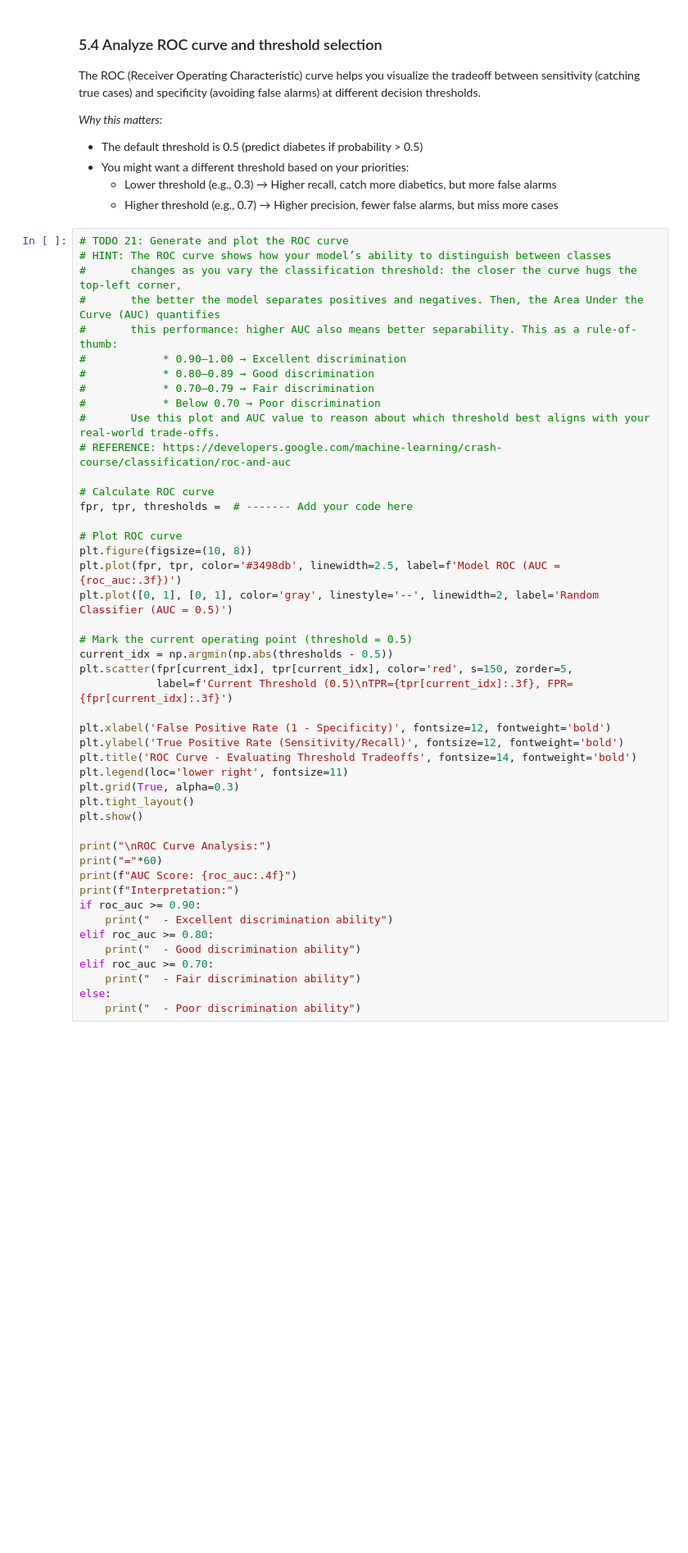
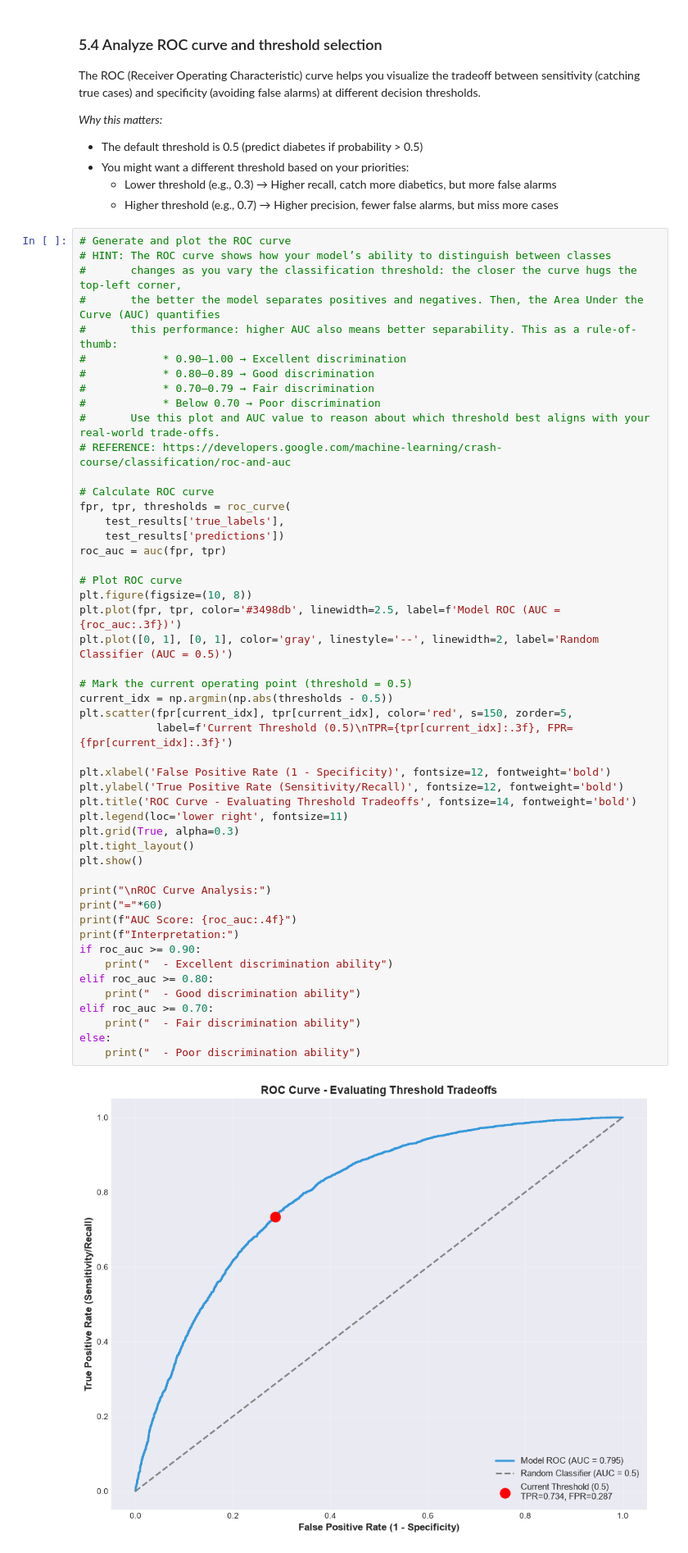
Before and after one commit to EduardoNicacio/Udacity_Deep_Learning_P1_Diabetes_Risk_Prediction_with_PyTorch, a Jupyter notebook: starter-kit/diabetes_prediction_mlp.ipynb, the cells around one changed output. Shown at 82% size. Drawn from its saved outputs; the diff is of its cells as text; blank space fills up the shorter version.

```diff
--- a/starter-kit/diabetes_prediction_mlp.ipynb
+++ b/starter-kit/diabetes_prediction_mlp.ipynb
@@ -847,7 +1207,7 @@ The ROC (Receiver Operating Characteristic) curve helps you visualize the tradeo
   - Lower threshold (e.g., 0.3) → Higher recall, catch more diabetics, but more false alarms
   - Higher threshold (e.g., 0.7) → Higher precision, fewer false alarms, but miss more cases
 # %%
-# TODO 21: Generate and plot the ROC curve
+# Generate and plot the ROC curve
 # HINT: The ROC curve shows how your model’s ability to distinguish between classes
 #       changes as you vary the classification threshold: the closer the curve hugs the top-left corner,
 #       the better the model separates positives and negatives. Then, the Area Under the Curve (AUC) quantifies
@@ -860,35 +1220,40 @@ The ROC (Receiver Operating Characteristic) curve helps you visualize the tradeo
 # REFERENCE: https://developers.google.com/machine-learning/crash-course/classification/roc-and-auc
 
 # Calculate ROC curve
-fpr, tpr, thresholds =  # ------- Add your code here
+fpr, tpr, thresholds = roc_curve(
+    test_results['true_labels'],
+    test_results['predictions'])
+roc_auc = auc(fpr, tpr)
 
 # Plot ROC curve
 plt.figure(figsize=(10, 8))
 plt.plot(fpr, tpr, color='#3498db', linewidth=2.5, label=f'Model ROC (AUC = {roc_auc:.3f})')
 plt.plot([0, 1], [0, 1], color='gray', linestyle='--', linewidth=2, label='Random Classifier (AUC = 0.5)')
 
 # Mark the current operating point (threshold = 0.5)
 current_idx = np.argmin(np.abs(thresholds - 0.5))
 plt.scatter(fpr[current_idx], tpr[current_idx], color='red', s=150, zorder=5,
             label=f'Current Threshold (0.5)\nTPR={tpr[current_idx]:.3f}, FPR={fpr[current_idx]:.3f}')
 
 plt.xlabel('False Positive Rate (1 - Specificity)', fontsize=12, fontweight='bold')
 plt.ylabel('True Positive Rate (Sensitivity/Recall)', fontsize=12, fontweight='bold')
 plt.title('ROC Curve - Evaluating Threshold Tradeoffs', fontsize=14, fontweight='bold')
 plt.legend(loc='lower right', fontsize=11)
 plt.grid(True, alpha=0.3)
 plt.tight_layout()
 plt.show()
 
 print("\nROC Curve Analysis:")
 print("="*60)
 print(f"AUC Score: {roc_auc:.4f}")
 print(f"Interpretation:")
 if roc_auc >= 0.90:
     print("  - Excellent discrimination ability")
 elif roc_auc >= 0.80:
     print("  - Good discrimination ability")
 elif roc_auc >= 0.70:
     print("  - Fair discrimination ability")
 else:
     print("  - Poor discrimination ability")
+# %% [output]
+[figure, added]
```
Also changed, not shown: parts of 40 cells of this notebook, 1 other file.
